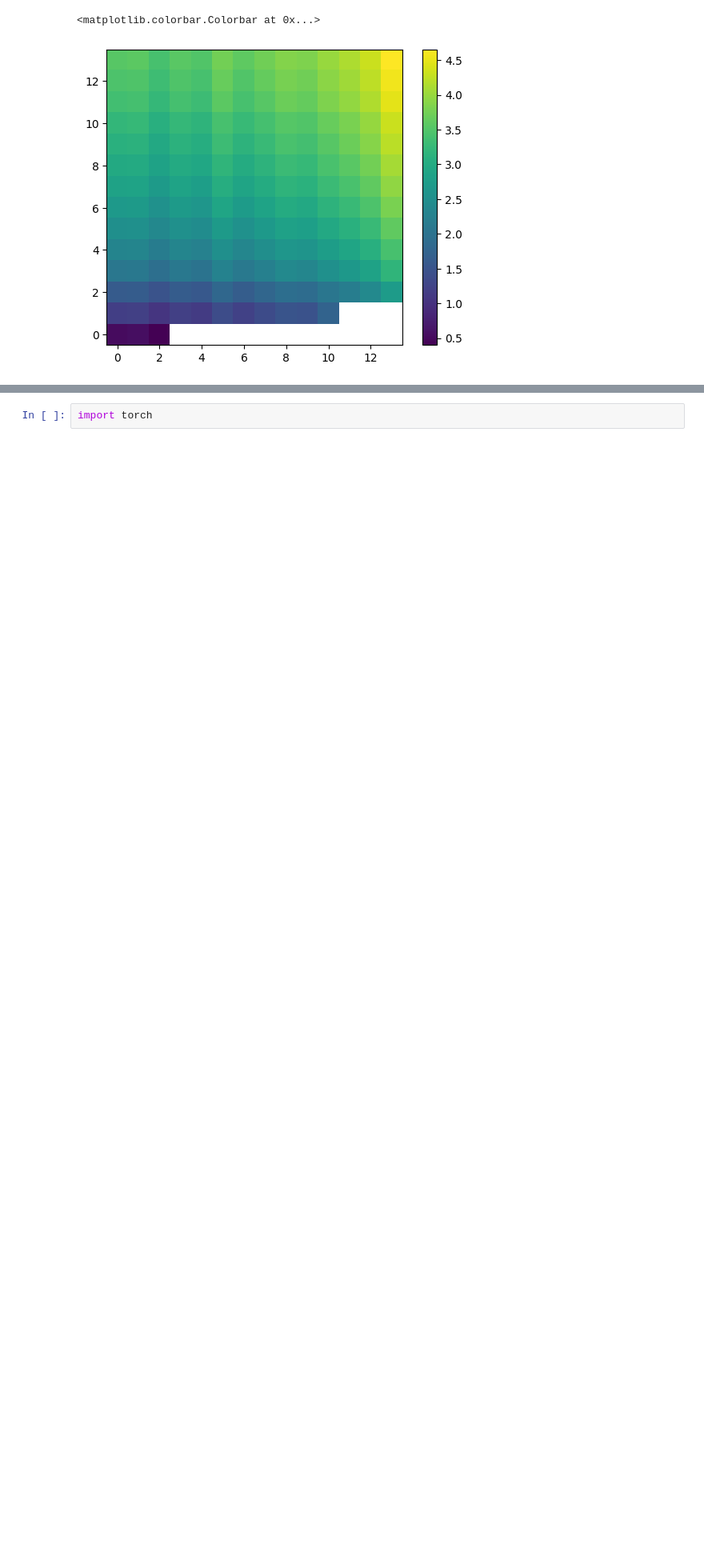
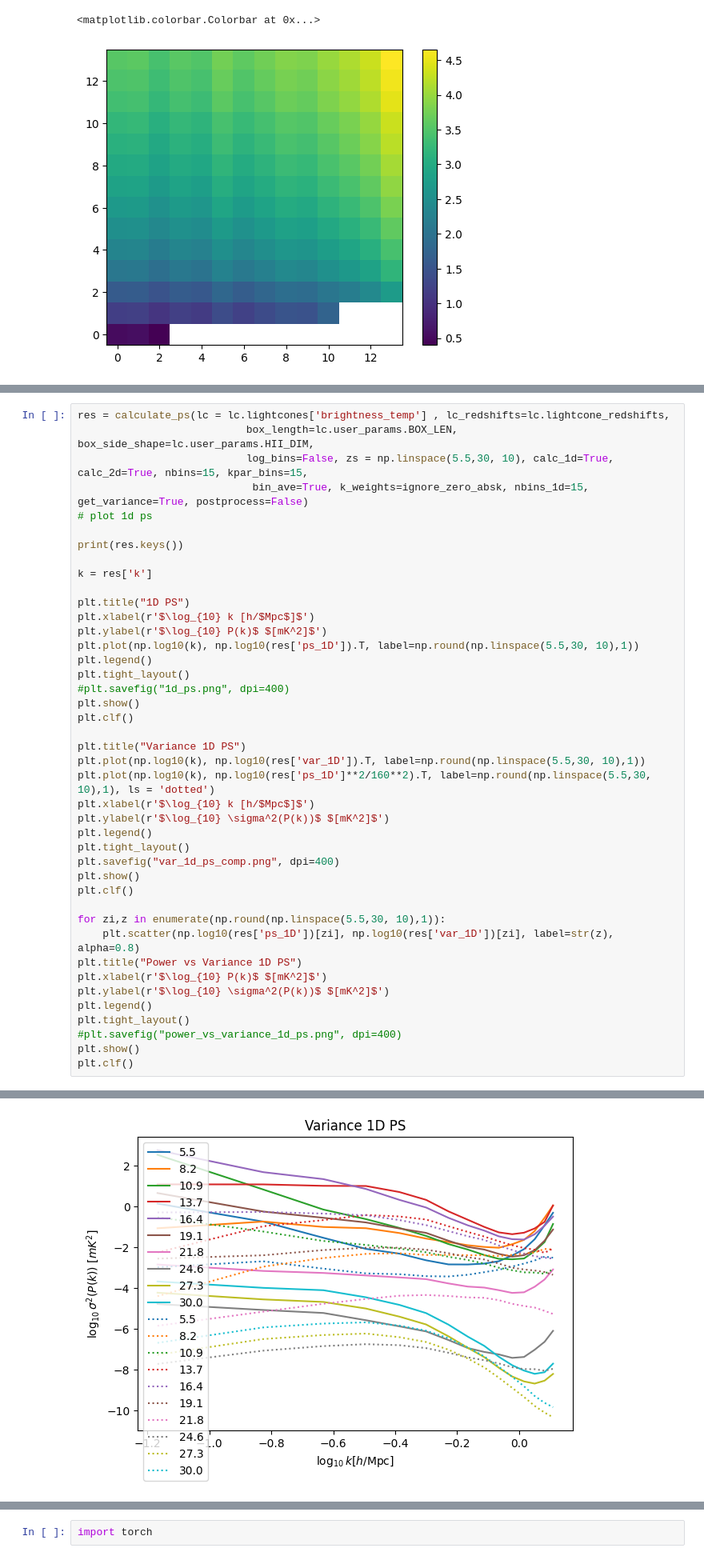
Before and after one commit to astro-ML/21cm-wrapper, a Jupyter notebook: test_mcmc.ipynb, the cells around one changed output, grey strips where cells are left out. Shown at 80% size. Drawn from its saved outputs; the diff is of its cells as text; blank space fills up the shorter version.

```diff
--- a/test_mcmc.ipynb
+++ b/test_mcmc.ipynb
@@ -156,0 +159,43 @@ plt.plot(ps, var)
+# %%
+res = calculate_ps(lc = lc.lightcones['brightness_temp'] , lc_redshifts=lc.lightcone_redshifts,
+                           box_length=lc.user_params.BOX_LEN, box_side_shape=lc.user_params.HII_DIM,
+                           log_bins=False, zs = np.linspace(5.5,30, 10), calc_1d=True, calc_2d=True, nbins=15, kpar_bins=15,
+                            bin_ave=True, k_weights=ignore_zero_absk, nbins_1d=15, get_variance=True, postprocess=False)
+# plot 1d ps
+
+print(res.keys())
+
+k = res['k']
+
+plt.title("1D PS")
+plt.xlabel(r'$\log_{10} k [h/$Mpc$]$')
+plt.ylabel(r'$\log_{10} P(k)$ $[mK^2]$')
+plt.plot(np.log10(k), np.log10(res['ps_1D']).T, label=np.round(np.linspace(5.5,30, 10),1))
+plt.legend()
+plt.tight_layout()
+#plt.savefig("1d_ps.png", dpi=400)
+plt.show()
+plt.clf()
+
+plt.title("Variance 1D PS")
+plt.plot(np.log10(k), np.log10(res['var_1D']).T, label=np.round(np.linspace(5.5,30, 10),1))
+plt.plot(np.log10(k), np.log10(res['ps_1D']**2/160**2).T, label=np.round(np.linspace(5.5,30, 10),1), ls = 'dotted')
+plt.xlabel(r'$\log_{10} k [h/$Mpc$]$')
+plt.ylabel(r'$\log_{10} \sigma^2(P(k))$ $[mK^2]$')
+plt.legend()
+plt.tight_layout()
+plt.savefig("var_1d_ps_comp.png", dpi=400)
+plt.show()
+plt.clf()
+
+for zi,z in enumerate(np.round(np.linspace(5.5,30, 10),1)):
+    plt.scatter(np.log10(res['ps_1D'])[zi], np.log10(res['var_1D'])[zi], label=str(z), alpha=0.8)
+plt.title("Power vs Variance 1D PS")
+plt.xlabel(r'$\log_{10} P(k)$ $[mK^2]$')
+plt.ylabel(r'$\log_{10} \sigma^2(P(k))$ $[mK^2]$')
+plt.legend()
+plt.tight_layout()
+#plt.savefig("power_vs_variance_1d_ps.png", dpi=400)
+plt.show()
+plt.clf()
+# %% [output]
@@ -156,0 +204 @@ plt.plot(ps, var)
+[figure, added]
```
Also changed, not shown: parts of 9 cells of this notebook, 1 other file.
